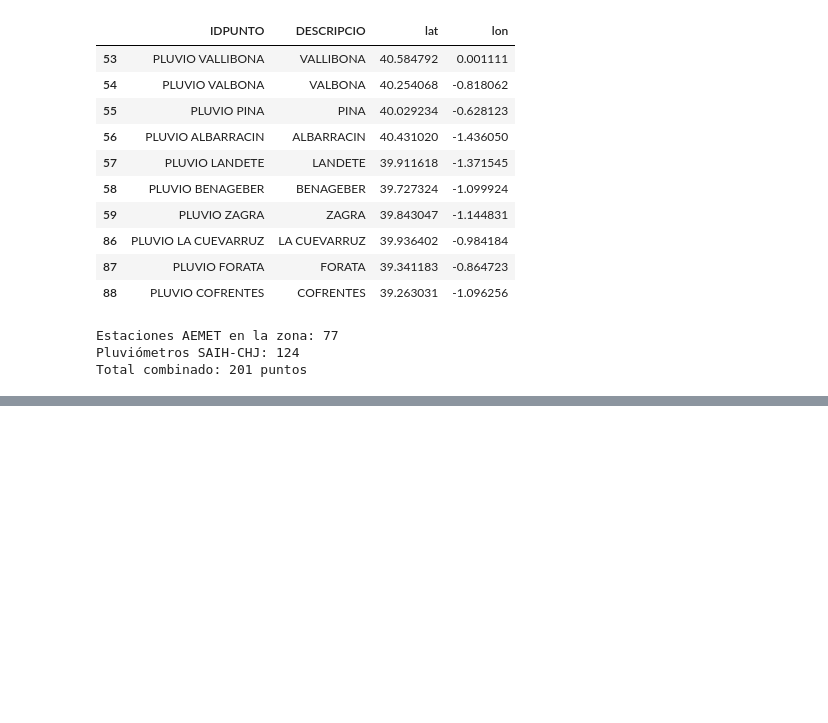
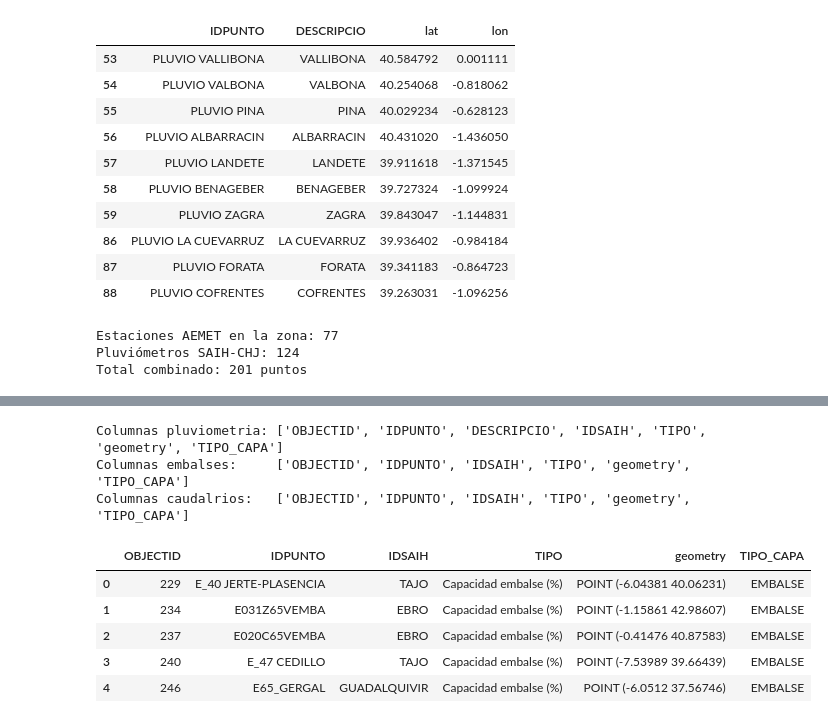
Before and after one commit to mariiaperezb-prog/tfm-flood-warning, a Jupyter notebook: notebooks/04_mapa_combinado.ipynb, the cells around one changed output, grey strips where cells are left out. Cells and saved outputs as stored; diff of their text form; code cells hidden in the pictures; blank space fills up the shorter version.

```diff
--- a/notebooks/04_mapa_combinado.ipynb
+++ b/notebooks/04_mapa_combinado.ipynb
@@ -195,0 +344,17 @@ Mapa guardado en: C:\Users\Maria\Documents\tfm-flood-warning\data\processed\mapa
+# %%
+print("Columnas pluviometria:", list(pluv.columns))
+print("Columnas embalses:    ", list(emba.columns))
+print("Columnas caudalrios:  ", list(caud.columns))
+# %% [output]
+Columnas pluviometria: ['OBJECTID', 'IDPUNTO', 'DESCRIPCIO', 'IDSAIH', 'TIPO', 'geometry', 'TIPO_CAPA']
+Columnas embalses:     ['OBJECTID', 'IDPUNTO', 'IDSAIH', 'TIPO', 'geometry', 'TIPO_CAPA']
+Columnas caudalrios:   ['OBJECTID', 'IDPUNTO', 'IDSAIH', 'TIPO', 'geometry', 'TIPO_CAPA']
+# %%
+emba.head()
+# %% [output]
+|  | OBJECTID | IDPUNTO | IDSAIH | TIPO | geometry | TIPO_CAPA |
+| 0 | 229 | E_40 JERTE-PLASENCIA | TAJO | Capacidad embalse (%) | POINT (-6.04381 40.06231) | EMBALSE |
+| 1 | 234 | E031Z65VEMBA | EBRO | Capacidad embalse (%) | POINT (-1.15861 42.98607) | EMBALSE |
+| 2 | 237 | E020C65VEMBA | EBRO | Capacidad embalse (%) | POINT (-0.41476 40.87583) | EMBALSE |
+| 3 | 240 | E_47 CEDILLO | TAJO | Capacidad embalse (%) | POINT (-7.53989 39.66439) | EMBALSE |
+| 4 | 246 | E65_GERGAL | GUADALQUIVIR | Capacidad embalse (%) | POINT (-6.0512 37.56746) | EMBALSE |
```
Also changed, not shown: parts of 21 cells of this notebook, 2 other files.
